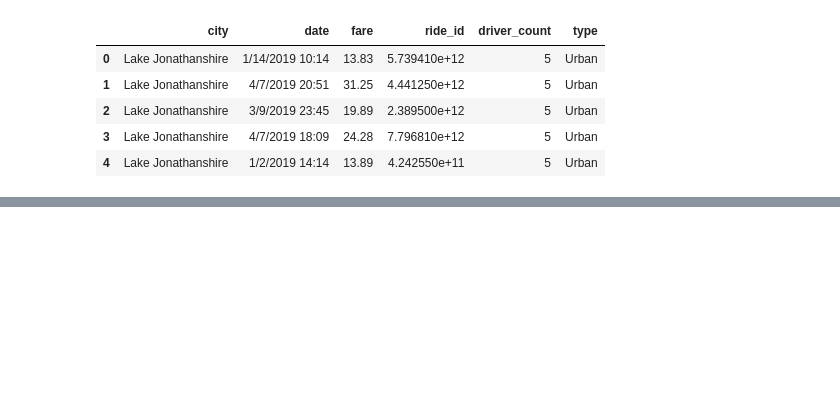
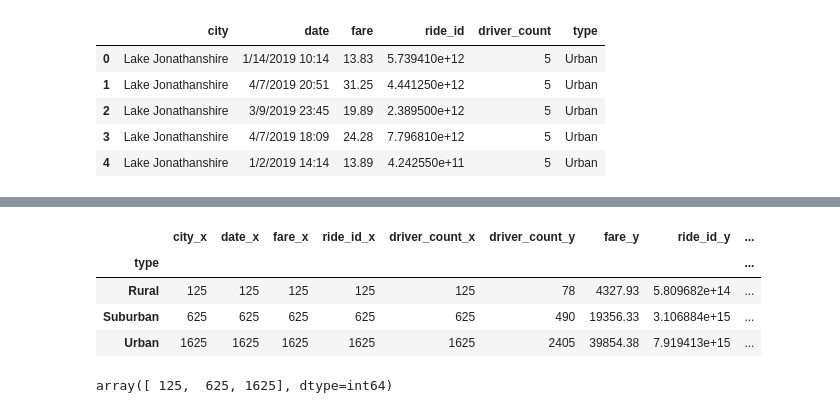
Before and after one commit to emmysobieski/PyBer_Analysis, a Jupyter notebook: Pyber_Challenge.ipynb, the cells around one changed output, grey strips where cells are left out. Drawn from its saved outputs; the diff is of its cells as text; code cells hidden in the pictures; blank space fills up the shorter version.

```diff
--- a/Pyber_Challenge.ipynb
+++ b/Pyber_Challenge.ipynb
@@ -81,0 +112,10 @@ dtype: float64
+# %%
+# Combine the data into a single dataset
+pyber_summary5_df = pd.merge(pyber_summary4_df, avg_fare_per_ride, left_index=True, right_index=True, how='outer')
+pyber_summary5_df
+# %% [output]
+|  | city_x | date_x | fare_x | ride_id_x | driver_count_x | driver_count_y | fare_y | ride_id_y | ... |
+| type |  |  |  |  |  |  |  |  | ... |
+| Rural | 125 | 125 | 125 | 125 | 125 | 78 | 4327.93 | 5.809682e+14 | ... |
+| Suburban | 625 | 625 | 625 | 625 | 625 | 490 | 19356.33 | 3.106884e+15 | ... |
+| Urban | 1625 | 1625 | 1625 | 1625 | 1625 | 2405 | 39854.38 | 7.919413e+15 | ... |
@@ -82,2 +125,6 @@ dtype: float64
+# %%
+pyber_summary5_df['city_x'].values
+# %% [output]
+array([ 125,  625, 1625], dtype=int64)
 # %%
 #create PyBer_Summary Dataframe, with formatting
```
Also changed, not shown: parts of 20 cells of this notebook.
